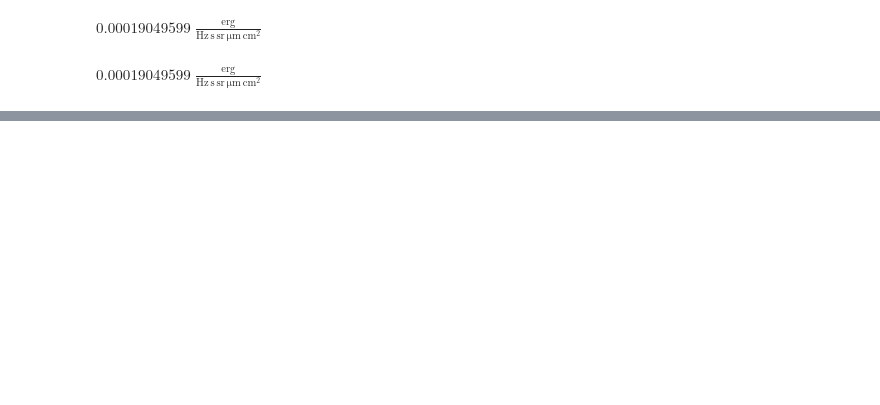
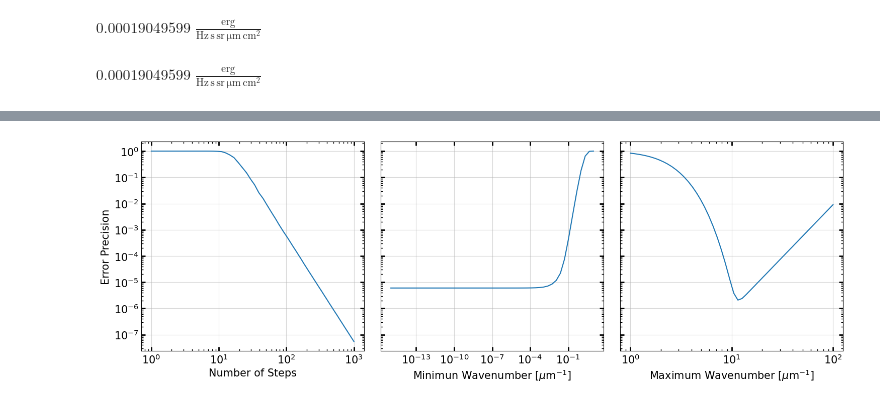
Before and after one commit to kyleneumann/Astro530, a Jupyter notebook: hw2.ipynb, the cells around one changed output, grey strips where cells are left out. Cells and saved outputs as stored; diff of their text form; code cells hidden in the pictures; blank space fills up the shorter version.

```diff
--- a/hw2.ipynb
+++ b/hw2.ipynb
@@ -69,0 +79,94 @@ Planck
+# %%
+myplot_specs = {
+    'font.size' : 15,              # Larger fonts for labels, axes
+    'font.weight':'normal'
+}
+
+plt.rcParams.update(myplot_specs)
+# %%
+fig, (ax1, ax2, ax3) = plt.subplots(figsize = (15,5), nrows = 1, ncols = 3,squeeze=True,sharey=True)
+
+fig.tight_layout(w_pad=0)
+ax = ax1
+
+T = 7500 * u.K
+analytic_sol = astro530.Planck_Int(T)
+
+ax1.minorticks_on()
+ax1.grid(True,alpha=.5)
+
+ax1.set_xscale('log')
+ax1.set_yscale('log')
+ax1.yaxis.set_ticks_position('both')
+ax1.xaxis.set_ticks_position('both')
+
+ax1.tick_params(direction='in', axis='both',which='minor',length=3,width=1)#,labelsize=8)
+ax1.tick_params(direction='in', axis='both',which='major',length=6,width=2)#,labelsize=8)
+
+ax1.set_ylabel("Error Precision")
+ax1.set_xlabel("Number of Steps")
+#ax1.set_title("Comparing the Spectral Radiance \n of Planck Function at T = 7000 K")
+
+#ax1.set_xlim([0,12])
+
+n_val = [1,5,10,20,30,40,50,60,70,80,100,200,300,500,1000,3000,5000,10000]
+n_val = np.logspace(0,3,50)
+#n_val = [10**5]
+#int_B = []
+error_n = []
+
+for n in n_val:
+    int_B = funct_BoxInt(0*u.um**-1,50*u.um**-1,n=n,function=Planck,T=T.value)
+    error_n.append(abs(analytic_sol-int_B)/analytic_sol)
+
+ax1.plot(n_val,error_n)
+
+ax2.minorticks_on()
+ax2.grid(True,alpha=.5)
+
+ax2.set_xscale('log')
+ax2.set_yscale('log')
+ax2.yaxis.set_ticks_position('both')
+ax2.xaxis.set_ticks_position('both')
+
+ax2.tick_params(direction='in', axis='both',which='minor',length=3,width=1)#,labelsize=8)
+ax2.tick_params(direction='in', axis='both',which='major',length=6,width=2)#,labelsize=8)
+
+#ax2.set_ylabel("Error Precision")
+ax2.set_xlabel(r"Minimun Wavenumber [$\mu$m$^{-1}$]")
+
+nu_min = np.logspace(-15,1,50)
+error_xmin = []
+
+for xmin in nu_min:
+    int_B = funct_BoxInt(xmin*u.um**-1,10*u.um**-1,n=200,function=Planck,T=T.value)
+    error_xmin.append(abs(analytic_sol-int_B)/analytic_sol)
+
+ax2.plot(nu_min,error_xmin)
+
+ax3.minorticks_on()
+ax3.grid(True,alpha=.5)
+
+ax3.set_xscale('log')
+ax3.set_yscale('log')
+ax3.yaxis.set_ticks_position('both')
+ax3.xaxis.set_ticks_position('both')
+
+ax3.tick_params(direction='in', axis='both',which='minor',length=3,width=1)#,labelsize=8)
+ax3.tick_params(direction='in', axis='both',which='major',length=6,width=2)#,labelsize=8)
+
+#ax3.set_ylabel("Error Precision")
+ax3.set_xlabel(r"Maximum Wavenumber [$\mu$m$^{-1}$]")
+
+nu_max = np.logspace(0,2,50)
+error_xmax = []
+
+for xmax in nu_max:
+    int_B = funct_BoxInt(0*u.um**-1,xmax*u.um**-1,n=100,function=Planck,T=T.value)
+    error_xmax.append(abs(analytic_sol-int_B)/analytic_sol)
+
+ax3.plot(nu_max,error_xmax)
+
+fig.savefig("plots/3b.pdf",bbox_inches='tight')
+# %% [output]
+[figure, added]
```
Also changed, not shown: parts of 9 cells of this notebook, 3 other files.
